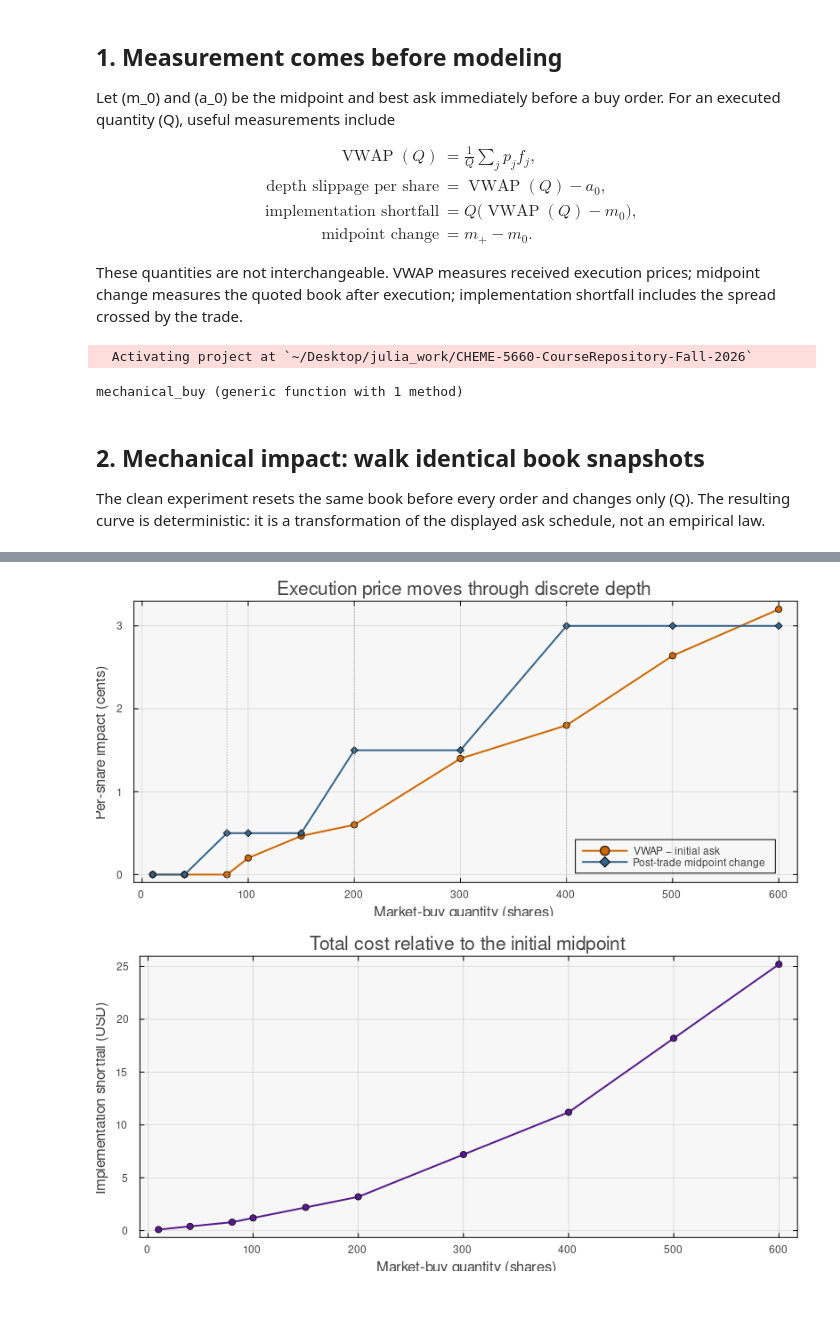
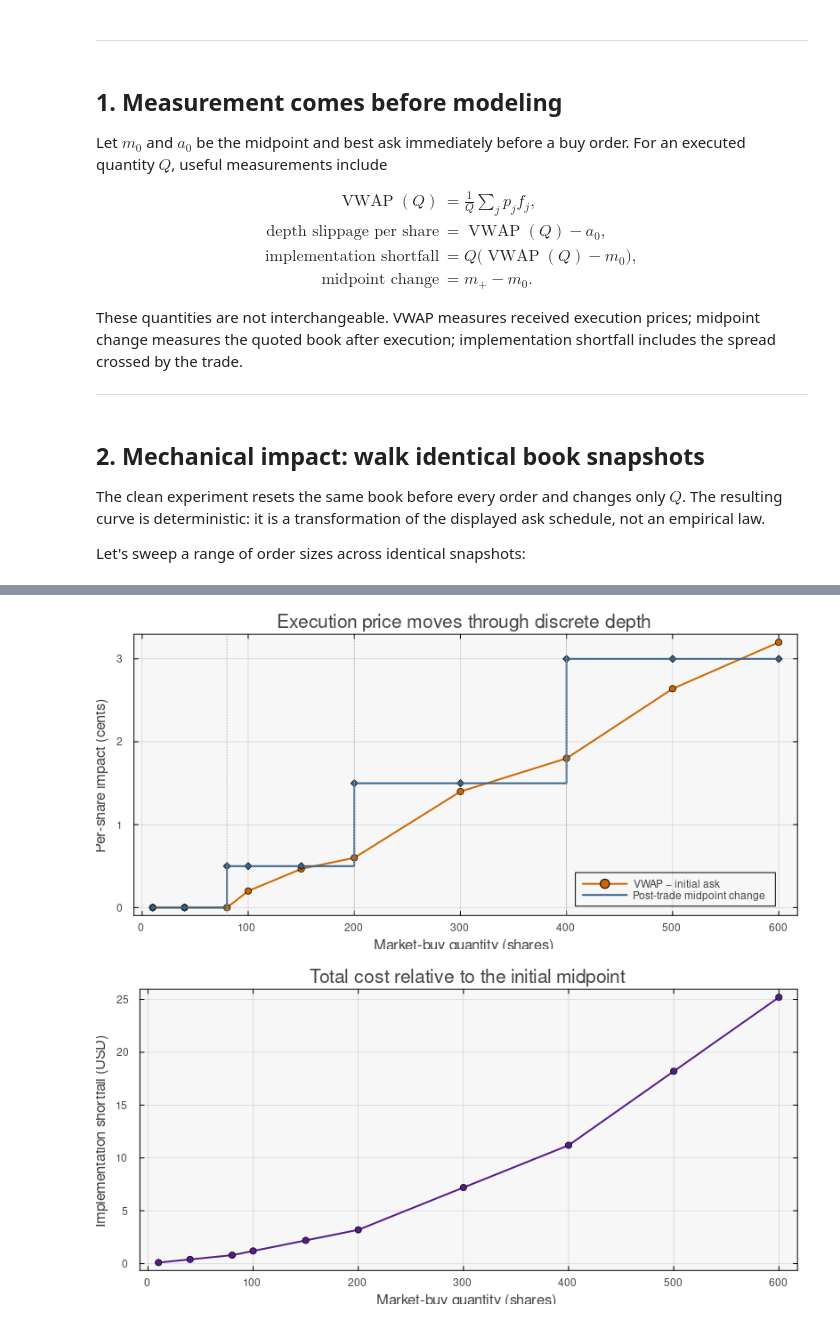
Before and after one commit to varnerlab/CHEME-5660-CourseRepository-Fall-2026, a Jupyter notebook: lectures/week-3/L3a/advanced/market_impact/CHEME-5660-L3a-Advanced-Market-Impact-Models-Fall-2026.ipynb, the cells around one changed output, grey strips where cells are left out. Saved outputs shown, nothing was run; the diff lists cells and outputs as text; code cells hidden in the pictures.

```diff
--- a/lectures/week-3/L3a/advanced/market_impact/CHEME-5660-L3a-Advanced-Market-Impact-Models-Fall-2026.ipynb
+++ b/lectures/week-3/L3a/advanced/market_impact/CHEME-5660-L3a-Advanced-Market-Impact-Models-Fall-2026.ipynb
@@ -22,7 +86,9 @@ ___
+# %% [markdown]
+___
 # %% [markdown]
 ## 1. Measurement comes before modeling
 
-Let \(m_0\) and \(a_0\) be the midpoint and best ask immediately before a buy order. For an executed quantity \(Q\), useful measurements include
+Let $m_0$ and $a_0$ be the midpoint and best ask immediately before a buy order. For an executed quantity $Q$, useful measurements include
 
 $$
 \begin{aligned}
@@ -34,60 +100,14 @@ $$
 $$
 
 These quantities are not interchangeable. VWAP measures received execution prices; midpoint change measures the quoted book after execution; implementation shortfall includes the spread crossed by the trade.
+
+___
-# %%
-include(joinpath(@__DIR__, "..", "..", "Include.jl"));
-using Random;
-
-default(
-    fontfamily = "Helvetica",
-    framestyle = :box,
-    background_color = :gray97,
-    background_color_outside = :white,
-    legend_background_color = nothing,
-    linewidth = 2,
-);
-
-function impact_seed_book(; depth_scale::Int = 1)
-    book = MyOrderBook(tick_size = 0.01)
-    orders = [
-        MyLimitOrder(1, Buy,  9_999, 100 * depth_scale),
-        MyLimitOrder(2, Buy,  9_998, 150 * depth_scale),
-        MyLimitOrder(3, Buy,  9_996, 250 * depth_scale),
-        MyLimitOrder(4, Buy,  9_993, 300 * depth_scale),
-        MyLimitOrder(5, Sell, 10_001,  80 * depth_scale),
-        MyLimitOrder(6, Sell, 10_002, 120 * depth_scale),
-        MyLimitOrder(7, Sell, 10_004, 200 * depth_scale),
-        MyLimitOrder(8, Sell, 10_007, 300 * depth_scale),
-    ]
-    foreach(order -> submit_order!(book, order), orders)
-    return book
-end
-
-function mechanical_buy(quantity::Int; depth_scale::Int = 1)
-    book = impact_seed_book(; depth_scale = depth_scale)
-    midpoint_before = midprice(book)
-    best_ask_before = best_quotes(book).ask
-    report = submit_order!(book, MyMarketOrder(Buy, quantity))
-    @assert report.executed_quantity == quantity
-    @assert validate_order_book(book)
-    average_price = execution_vwap(report)
-    return (
-        order_quantity = quantity,
-        vwap = average_price,
-        depth_slippage_per_share = average_price - best_ask_before,
-        implementation_shortfall = implementation_shortfall(report, midpoint_before),
-        midpoint_after = midprice(book),
-        midpoint_change = midprice(book) - midpoint_before,
-        price_levels_consumed = length(unique(fill.price_ticks for fill in report.fills)),
-    )
-end
-# %% [output]
-  Activating project at `~/Desktop/julia_work/CHEME-5660-CourseRepository-Fall-2026`
-mechanical_buy (generic function with 1 method)
 # %% [markdown]
 ## 2. Mechanical impact: walk identical book snapshots
 
-The clean experiment resets the same book before every order and changes only \(Q\). The resulting curve is deterministic: it is a transformation of the displayed ask schedule, not an empirical law.
+The clean experiment resets the same book before every order and changes only $Q$. The resulting curve is deterministic: it is a transformation of the displayed ask schedule, not an empirical law.
+
+Let's sweep a range of order sizes across identical snapshots:
 # %%
 order_sizes = [10, 40, 80, 100, 150, 200, 300, 400, 500, 600]
 mechanical_results = DataFrame([mechanical_buy(quantity) for quantity in order_sizes])
@@ -109,20 +129,21 @@ mechanical_results
 # %%
 p1 = plot(
     mechanical_results.order_quantity,
     100 .* mechanical_results.depth_slippage_per_share;
     marker = :circle, color = :darkorange3, label = "VWAP − initial ask",
     xlabel = "Market-buy quantity (shares)", ylabel = "Per-share impact (cents)",
     title = "Execution price moves through discrete depth", size = (800, 380),
 )
 plot!(p1, mechanical_results.order_quantity,
     100 .* mechanical_results.midpoint_change;
-    marker = :diamond, color = :steelblue4, label = "Post-trade midpoint change")
+    seriestype = :steppost, marker = :diamond, color = :steelblue4,
+    label = "Post-trade midpoint change")
 for boundary in (80, 200, 400)
     vline!(p1, [boundary]; color = :gray70, linewidth = 1, linestyle = :dot, label = "")
 end
 p1
 # %% [output]
-[figure, old version]
+[figure, new version]
 # %%
 p2 = plot(
     mechanical_results.order_quantity,
```
Also changed, not shown: parts of 23 cells of this notebook.
